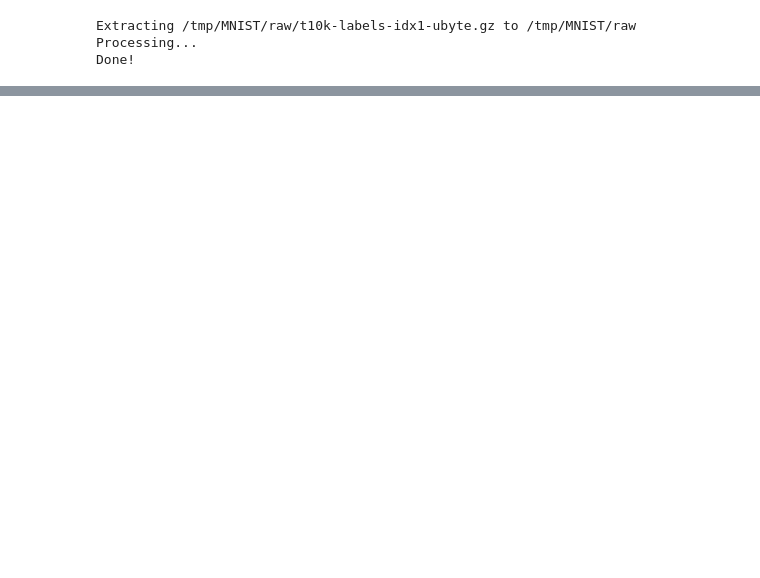
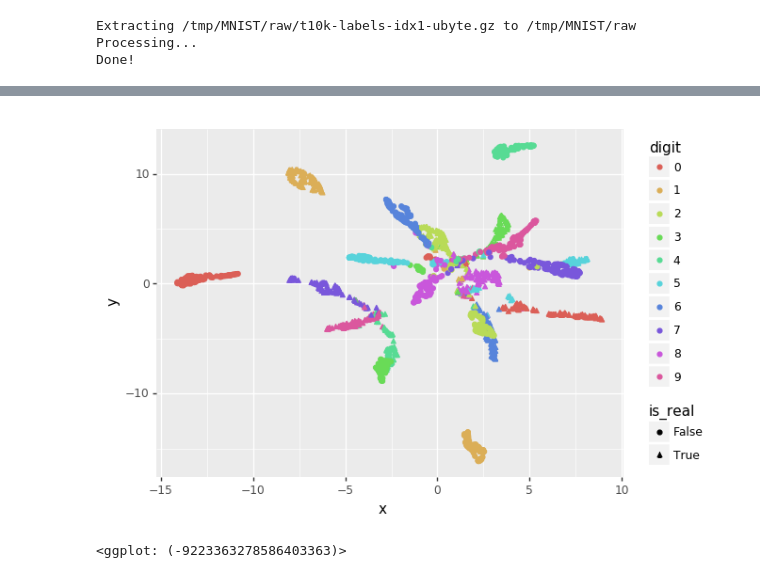
Before and after one commit to dganguli/tlon, a Jupyter notebook: test_classification_performance.ipynb, the cells around one changed output, grey strips where cells are left out. Drawn from its saved outputs; the diff is of its cells as text; code cells hidden in the pictures; blank space fills up the shorter version.

```diff
--- a/test_classification_performance.ipynb
+++ b/test_classification_performance.ipynb
@@ -88,0 +131,40 @@ tensor(98.1400, device='cuda:0')
+# %%
+original_model = cnn_real
+dataset_loader = test_loader_real
+
+batch, targets = next(iter(dataset_loader))
+targets = targets.data.cpu().numpy()
+# %%
+def get_embedding(model, dataset_loader):
+  batch, targets = next(iter(dataset_loader))
+  targets = targets.data.cpu().numpy()
+
+  out = fc1_layer_activation(cnn_synt, batch.cuda())
+  out = out.data.cpu().numpy()
+
+  embedding = umap.UMAP().fit_transform(out)
+
+  res = pd.DataFrame({'x': embedding[:,0],
+              'y': embedding[:,1],
+              'digit': targets})
+
+  res.digit = pd.Categorical(res.digit)
+
+  return res
+# %%
+e_real = get_embedding(cnn_real, test_loader_real)
+e_synt = get_embedding(cnn_real, test_loader_synt)
+
+e_real['is_real'] = True
+e_synt['is_real'] = False
+e = pd.concat([e_real, e_synt])
+
+from plotnine import *
+
+(ggplot(e) +
+ aes(x='x', y='y', color='digit', shape='is_real') +
+ geom_point()
+)
+# %% [output]
+[figure, added]
+<ggplot: (-9223363278586403363)>
```
Also changed, not shown: parts of 6 cells of this notebook.
